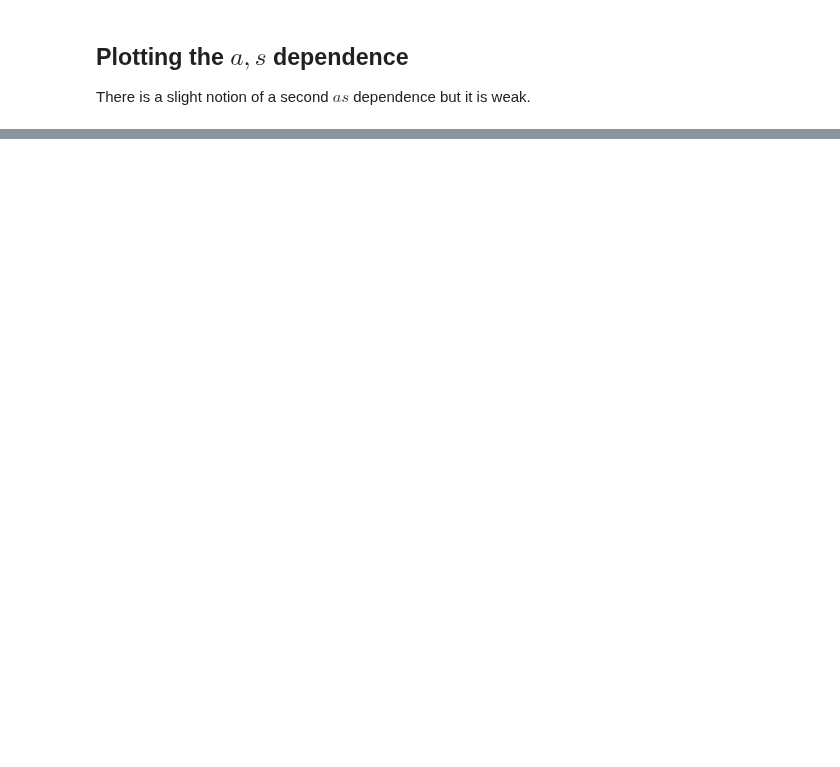
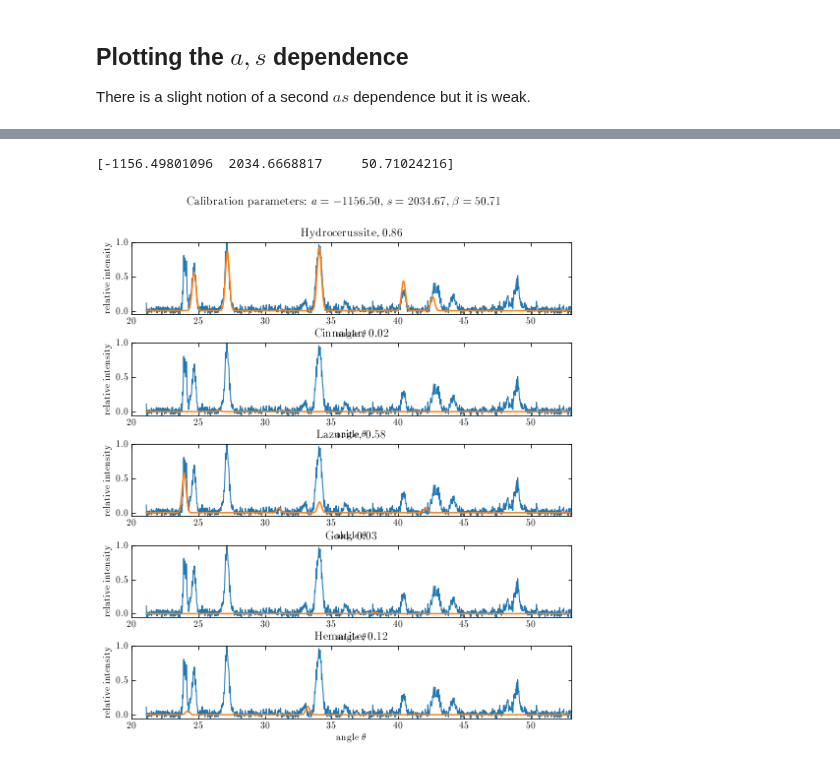
Before and after one commit to zpreisler/XRDXRFutils, a Jupyter notebook: notebooks/AngeloExp.ipynb, the cells around one changed output, grey strips where cells are left out. Saved outputs shown, nothing was run; the diff lists cells and outputs as text; code cells hidden in the pictures; blank space fills up the shorter version.

```diff
--- a/notebooks/AngeloExp.ipynb
+++ b/notebooks/AngeloExp.ipynb
@@ -141,10 +151,0 @@ show()
-# %%
-fig,ax = subplots(len(pme.phases),1,figsize=(12,10))
-
-rescaling_chi = pme.chi() * data.rescaling**0.5
-
-for i,phase in enumerate(pme.phases):
-    ax[i].set_title(phase.label)
-    p = ax[i].imshow(rescaling_chi[...,i],vmin=0)
-    colorbar(p,ax = ax[i])
-show()
@@ -234,0 +234,38 @@ Cauchy: [-8.98442069e-01  1.00475323e+03]
+# %%
+%matplotlib inline
+selected = pme.get_pixel(34,187)
+
+fig, axes = subplots(len(selected), 1, figsize = (8,8))
+fig.subplots_adjust(hspace = 0.4, bottom = 0.06, top = 0.9)
+print(selected.opt)
+
+fig.suptitle(r'Calibration parameters: $a = %.2f$, $s=%.2f$, $\beta=%.2f$'%(selected.opt[0], selected.opt[1], selected.opt[2]))
+
+profiles = selected.z_decomposed()
+
+for i in range(len(selected)):
+    ax = axes[i]
+    g = selected[i]
+    sca(ax)
+
+    s_chi = selected.chi[0]
+
+
+    ax.set_title(f'{g.label}, {s_chi[i]:.2f}')
+    g.plot_spectra(lw = 1)
+
+    plot(g.theta,profiles[:,i])
+
+    #g.phase.plot('r', alpha=0.66)
+
+
+    #legend(frameon = False)
+    ax.set_ylim(-0.05, 1)
+    ax.set_xlim(20, 53)
+    ax.set_xlabel(r'angle $\theta$')
+    ax.set_ylabel(r'relative intensity')
+
+show()
+# %% [output]
+[-1156.49801096  2034.6668817     50.71024216]
+[figure, added]
```
Also changed, not shown: parts of 8 cells of this notebook, 2 other files.
